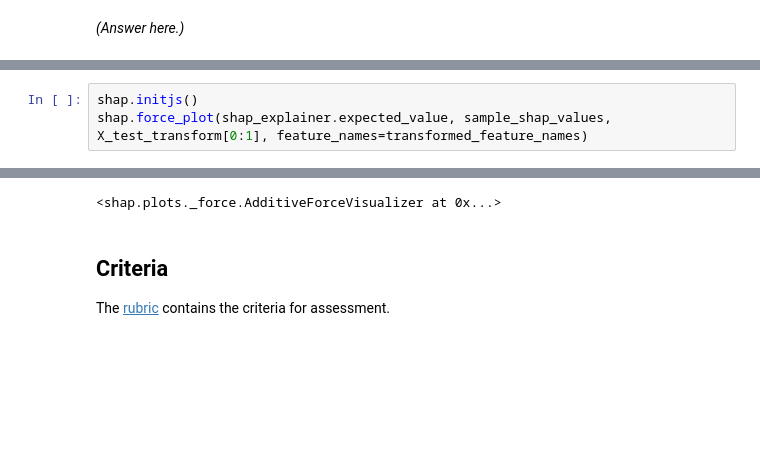
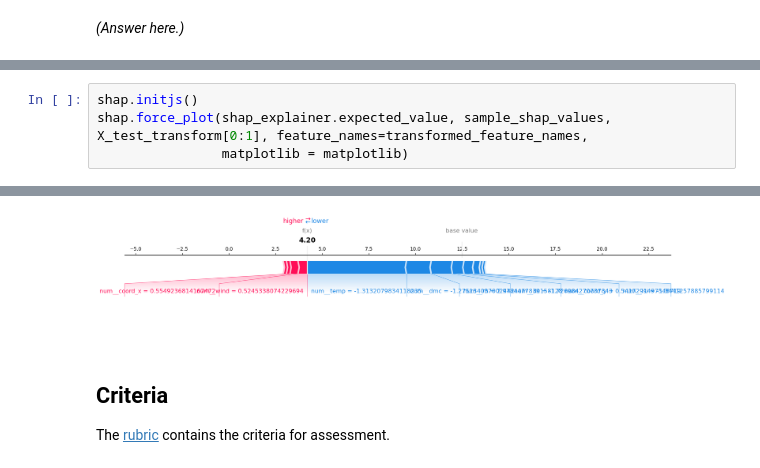
Before and after one commit to vikramkatju/production, a Jupyter notebook: 02_activities/assignments/assignment_2.ipynb, the cells around one changed output, grey strips where cells are left out. Drawn from its saved outputs; the diff is of its cells as text; blank space fills up the shorter version.

```diff
--- a/02_activities/assignments/assignment_2.ipynb
+++ b/02_activities/assignments/assignment_2.ipynb
@@ -441,9 +442,10 @@ shap.summary_plot(shap_values, X_test_transform,feature_names=transformed_featur
 # %%
 shap.initjs()
-shap.force_plot(shap_explainer.expected_value, sample_shap_values, X_test_transform[0:1], feature_names=transformed_feature_names)
+shap.force_plot(shap_explainer.expected_value, sample_shap_values, X_test_transform[0:1], feature_names=transformed_feature_names,
+                matplotlib = matplotlib)
 # %% [output]
 [interactive output not drawn]
-<shap.plots._force.AdditiveForceVisualizer at 0x...>
+[figure, added]
 # %% [markdown]
 ## Criteria
 
```
Also changed, not shown: parts of 4 cells of this notebook.
